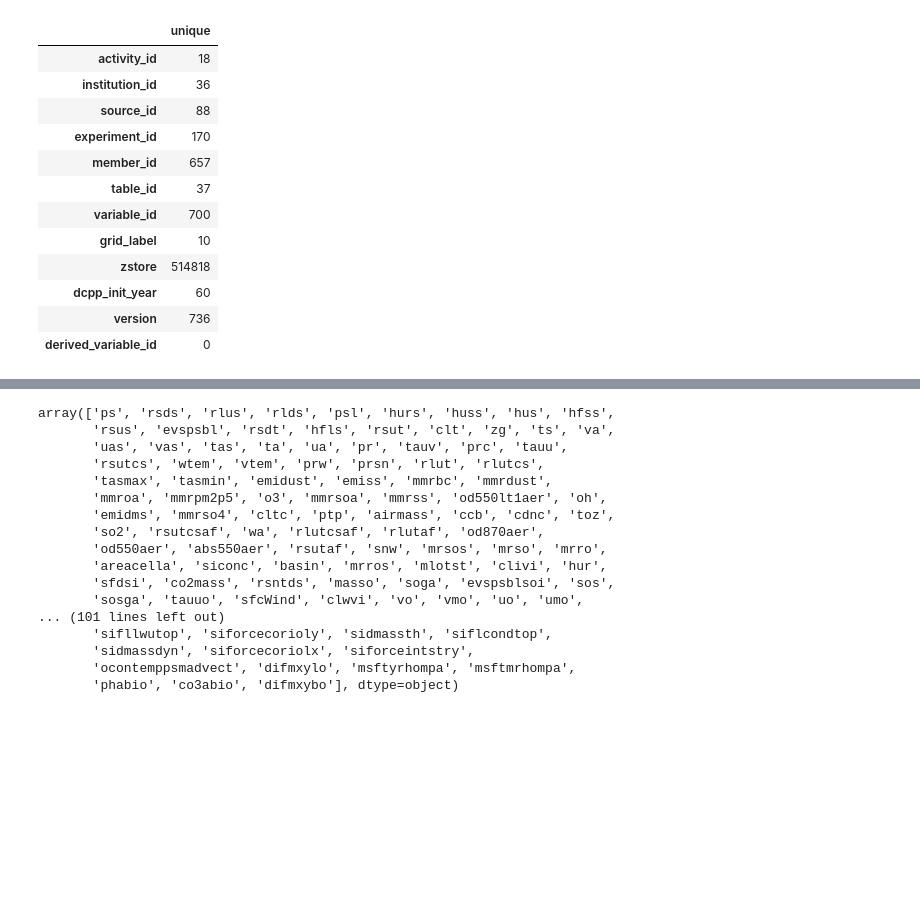
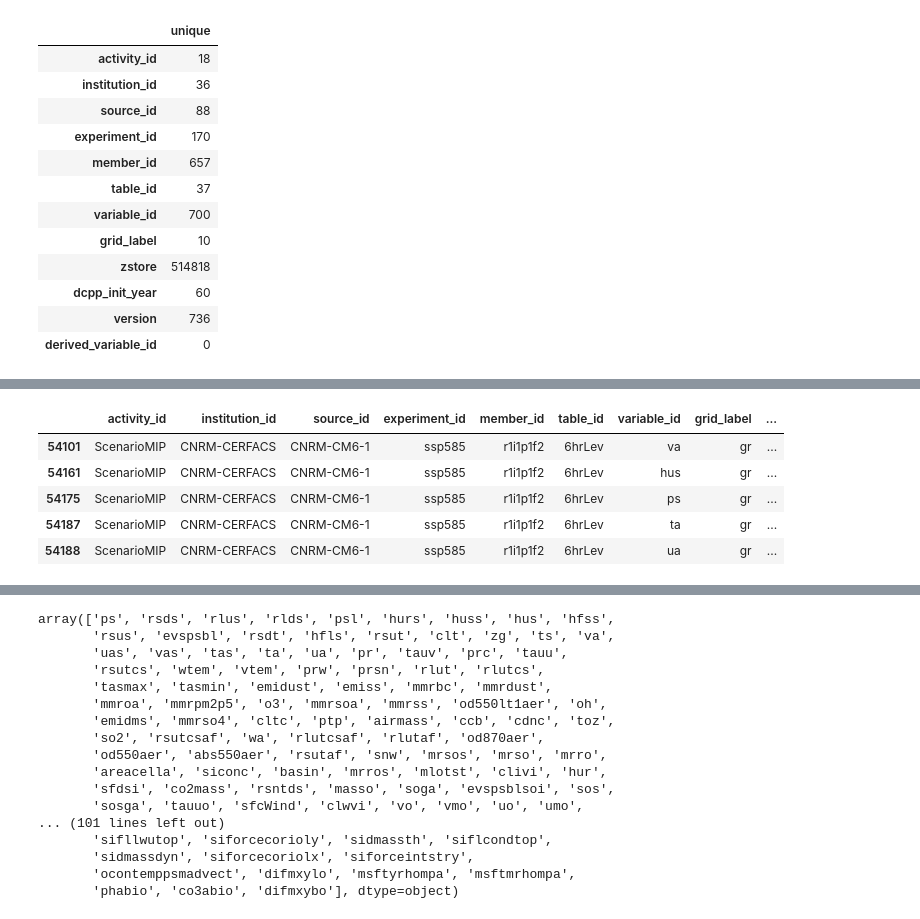
Before and after one commit to manmeet3591/download_cmip6, a Jupyter notebook: pangeo_cmip6.ipynb, the cells around one changed output, grey strips where cells are left out. Saved outputs shown, nothing was run; the diff lists cells and outputs as text; code cells hidden in the pictures; blank space fills up the shorter version.

```diff
--- a/pangeo_cmip6.ipynb
+++ b/pangeo_cmip6.ipynb
@@ -82,0 +131,9 @@ col.df.head()
+# %%
+df_6hr[df_6hr['source_id'] == 'CNRM-CM6-1']
+# %% [output]
+|  | activity_id | institution_id | source_id | experiment_id | member_id | table_id | variable_id | grid_label | ... |
+| 54101 | ScenarioMIP | CNRM-CERFACS | CNRM-CM6-1 | ssp585 | r1i1p1f2 | 6hrLev | va | gr | ... |
+| 54161 | ScenarioMIP | CNRM-CERFACS | CNRM-CM6-1 | ssp585 | r1i1p1f2 | 6hrLev | hus | gr | ... |
+| 54175 | ScenarioMIP | CNRM-CERFACS | CNRM-CM6-1 | ssp585 | r1i1p1f2 | 6hrLev | ps | gr | ... |
+| 54187 | ScenarioMIP | CNRM-CERFACS | CNRM-CM6-1 | ssp585 | r1i1p1f2 | 6hrLev | ta | gr | ... |
+| 54188 | ScenarioMIP | CNRM-CERFACS | CNRM-CM6-1 | ssp585 | r1i1p1f2 | 6hrLev | ua | gr | ... |
```
Also changed, not shown: parts of 28 cells of this notebook.
